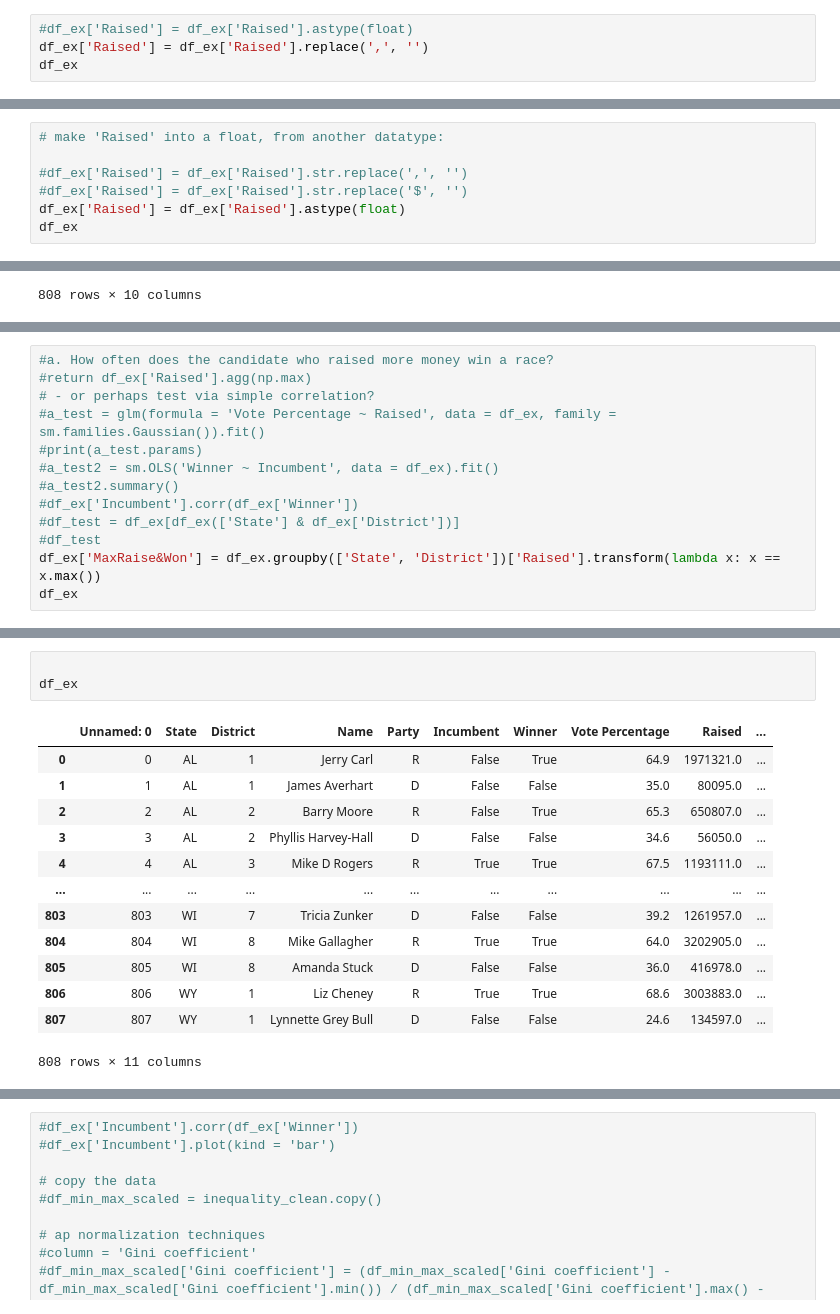
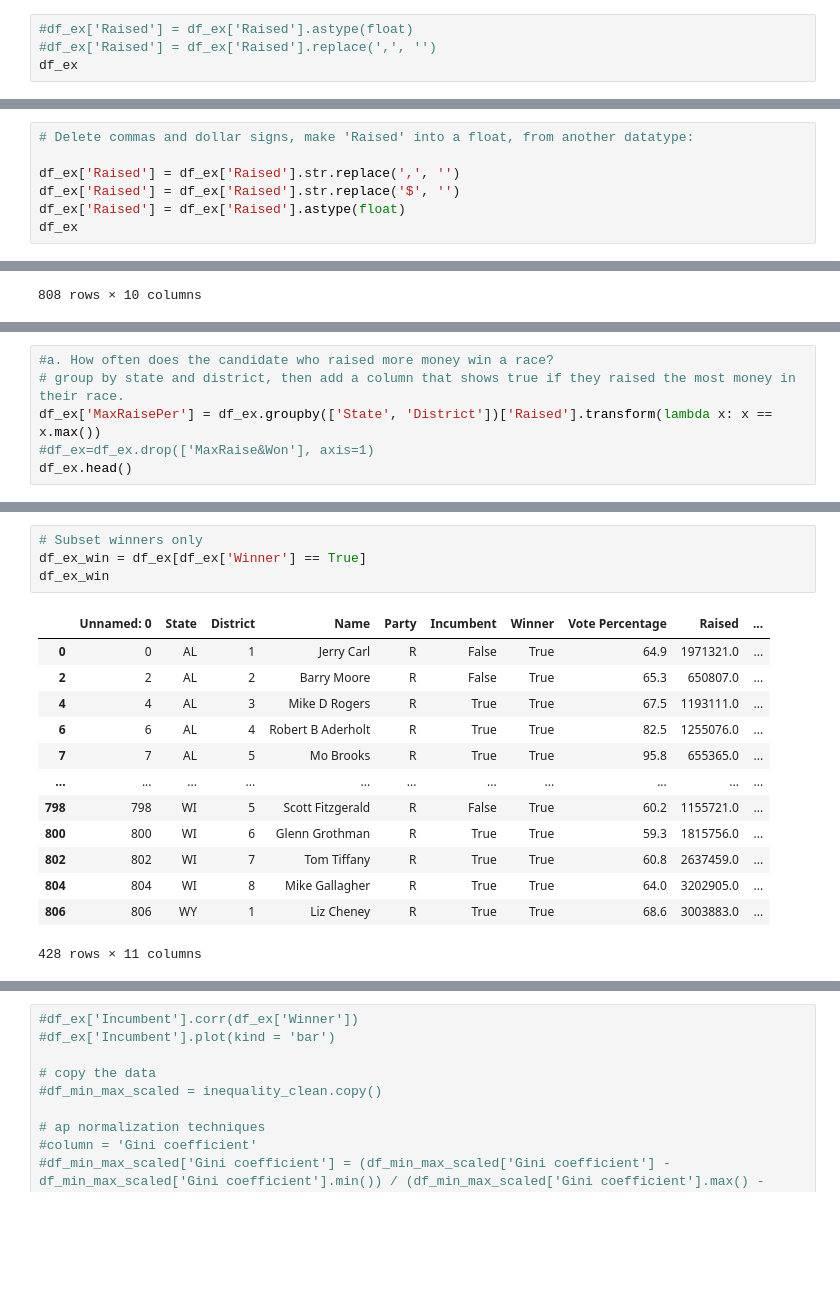
Before and after one commit to nss-data-science-cohort-7/webscraping-open-secrets-boooooleans, a Jupyter notebook: notebooks/mt_ex_analysis.ipynb, the cells around one changed output, grey strips where cells are left out. Drawn from its saved outputs; the diff is of its cells as text; blank space fills up the shorter version.

```diff
--- a/notebooks/mt_ex_analysis.ipynb
+++ b/notebooks/mt_ex_analysis.ipynb
@@ -35,7 +35,7 @@ df_ex
 # need to change class types.
 # %%
 #df_ex['Raised'] = df_ex['Raised'].astype(float)
-df_ex['Raised'] = df_ex['Raised'].replace(',', '')
+#df_ex['Raised'] = df_ex['Raised'].replace(',', '')
 df_ex
 # %% [output]
 |  | Unnamed: 0 | State | District | Name | Party | Incumbent | Winner | Vote Percentage | Raised | ... |
@@ -53,9 +53,9 @@ df_ex
 808 rows × 10 columns
 # %%
-# make 'Raised' into a float, from another datatype:
+# Delete commas and dollar signs, make 'Raised' into a float, from another datatype:
 
-#df_ex['Raised'] = df_ex['Raised'].str.replace(',', '')
-#df_ex['Raised'] = df_ex['Raised'].str.replace('$', '')
+df_ex['Raised'] = df_ex['Raised'].str.replace(',', '')
+df_ex['Raised'] = df_ex['Raised'].str.replace('$', '')
 df_ex['Raised'] = df_ex['Raised'].astype(float)
 df_ex
 # %% [output]
@@ -109,17 +114,10 @@ Won                   bool
 dtype: object
 # %%
 #a. How often does the candidate who raised more money win a race?
-#return df_ex['Raised'].agg(np.max)
-# - or perhaps test via simple correlation?
-#a_test = glm(formula = 'Vote Percentage ~ Raised', data = df_ex, family = sm.families.Gaussian()).fit()
-#print(a_test.params)
-#a_test2 = sm.OLS('Winner ~ Incumbent', data = df_ex).fit()
-#a_test2.summary()
-#df_ex['Incumbent'].corr(df_ex['Winner'])
-#df_test = df_ex[df_ex(['State'] & df_ex['District'])]
-#df_test
-df_ex['MaxRaise&Won'] = df_ex.groupby(['State', 'District'])['Raised'].transform(lambda x: x == x.max())
-df_ex
+# group by state and district, then add a column that shows true if they raised the most money in their race.
+df_ex['MaxRaisePer'] = df_ex.groupby(['State', 'District'])['Raised'].transform(lambda x: x == x.max())
+#df_ex=df_ex.drop(['MaxRaise&Won'], axis=1)
+df_ex.head()
 # %% [output]
 |  | Unnamed: 0 | State | District | Name | Party | Incumbent | Winner | Vote Percentage | Raised | ... |
 | 0 | 0 | AL | 1 | Jerry Carl | R | False | True | 64.9 | 1971321.0 | ... |
@@ -137,17 +128,18 @@ df_ex
 # %%
-
-df_ex
+# Subset winners only
+df_ex_win = df_ex[df_ex['Winner'] == True]
+df_ex_win
 # %% [output]
 |  | Unnamed: 0 | State | District | Name | Party | Incumbent | Winner | Vote Percentage | Raised | ... |
 | 0 | 0 | AL | 1 | Jerry Carl | R | False | True | 64.9 | 1971321.0 | ... |
-| 1 | 1 | AL | 1 | James Averhart | D | False | False | 35.0 | 80095.0 | ... |
 | 2 | 2 | AL | 2 | Barry Moore | R | False | True | 65.3 | 650807.0 | ... |
-| 3 | 3 | AL | 2 | Phyllis Harvey-Hall | D | False | False | 34.6 | 56050.0 | ... |
 | 4 | 4 | AL | 3 | Mike D Rogers | R | True | True | 67.5 | 1193111.0 | ... |
+| 6 | 6 | AL | 4 | Robert B Aderholt | R | True | True | 82.5 | 1255076.0 | ... |
+| 7 | 7 | AL | 5 | Mo Brooks | R | True | True | 95.8 | 655365.0 | ... |
 | ... | ... | ... | ... | ... | ... | ... | ... | ... | ... | ... |
-| 803 | 803 | WI | 7 | Tricia Zunker | D | False | False | 39.2 | 1261957.0 | ... |
+| 798 | 798 | WI | 5 | Scott Fitzgerald | R | False | True | 60.2 | 1155721.0 | ... |
+| 800 | 800 | WI | 6 | Glenn Grothman | R | True | True | 59.3 | 1815756.0 | ... |
+| 802 | 802 | WI | 7 | Tom Tiffany | R | True | True | 60.8 | 2637459.0 | ... |
 | 804 | 804 | WI | 8 | Mike Gallagher | R | True | True | 64.0 | 3202905.0 | ... |
-| 805 | 805 | WI | 8 | Amanda Stuck | D | False | False | 36.0 | 416978.0 | ... |
 | 806 | 806 | WY | 1 | Liz Cheney | R | True | True | 68.6 | 3003883.0 | ... |
-| 807 | 807 | WY | 1 | Lynnette Grey Bull | D | False | False | 24.6 | 134597.0 | ... |
-808 rows × 11 columns
+428 rows × 11 columns
```
Also changed, not shown: parts of 16 cells of this notebook.
